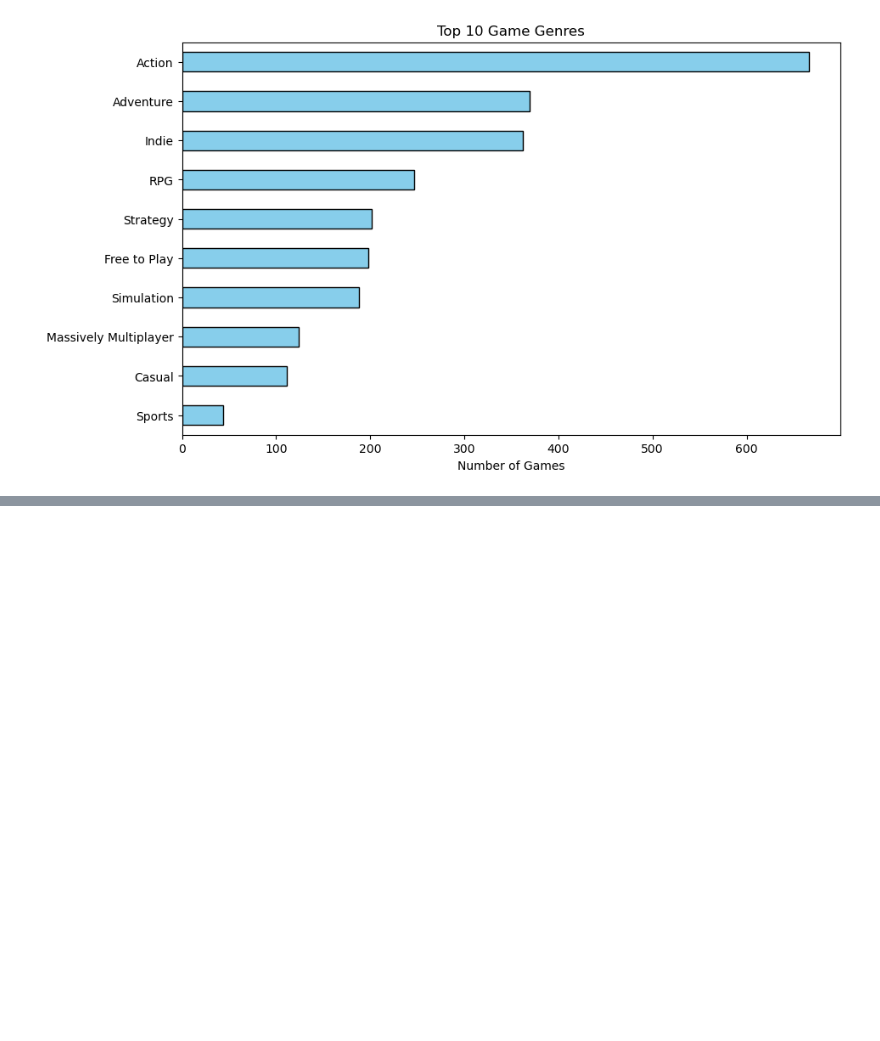
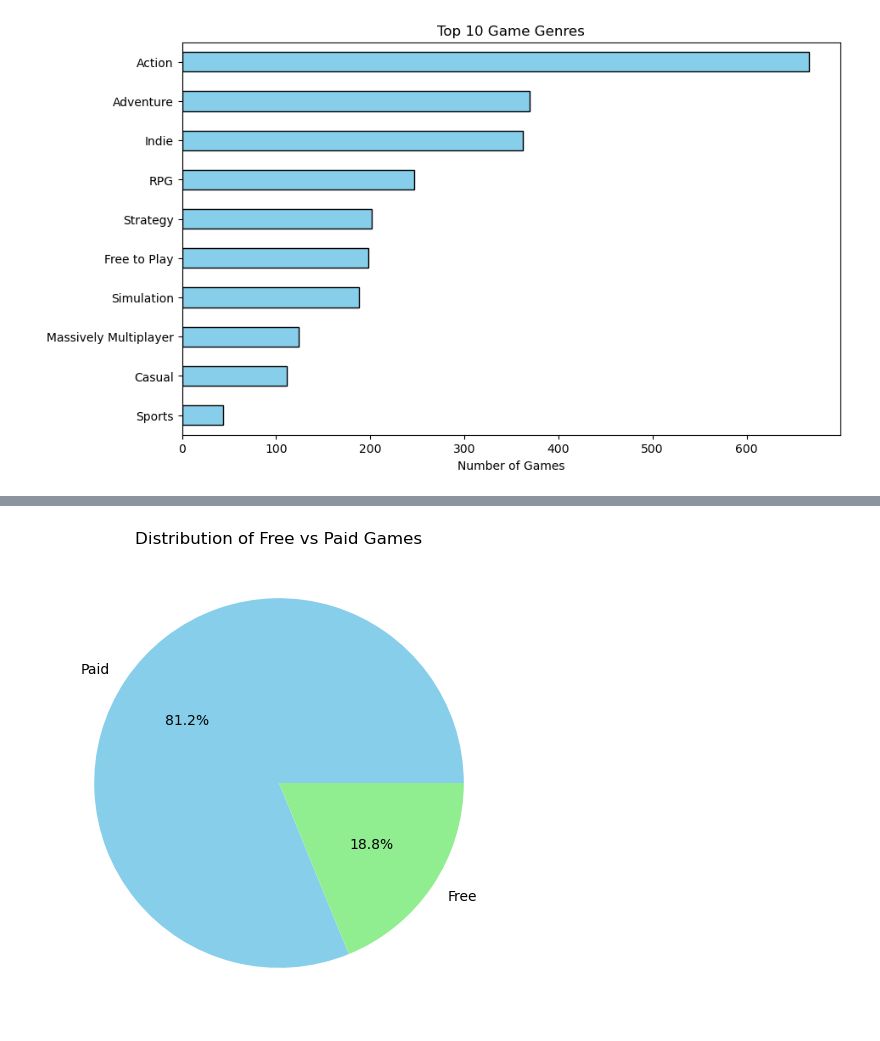
Before and after one commit to raj-rajat/Top-1000-Steam-Games-2023, a Jupyter notebook: top-1000-steam-games-2023.ipynb, the cells around one changed output, grey strips where cells are left out. Cells and saved outputs as stored; diff of their text form; code cells hidden in the pictures; blank space fills up the shorter version.

```diff
--- a/top-1000-steam-games-2023.ipynb
+++ b/top-1000-steam-games-2023.ipynb
@@ -294,0 +307,11 @@ plt.show()
+# %%
+# Exclude 'Unknown' values
+free_counts = steam_app_data[steam_app_data['is_free'] != 'Unknown']['is_free'].value_counts()
+
+# Pie chart of free vs non-free games
+plt.figure(figsize=(6, 6))
+plt.pie(free_counts, labels=['Paid', 'Free'], autopct='%1.1f%%', colors=['skyblue', 'lightgreen'])
+plt.title('Distribution of Free vs Paid Games')
+plt.show()
+# %% [output]
+[figure, added]
```
Also changed, not shown: parts of 5 cells of this notebook.
